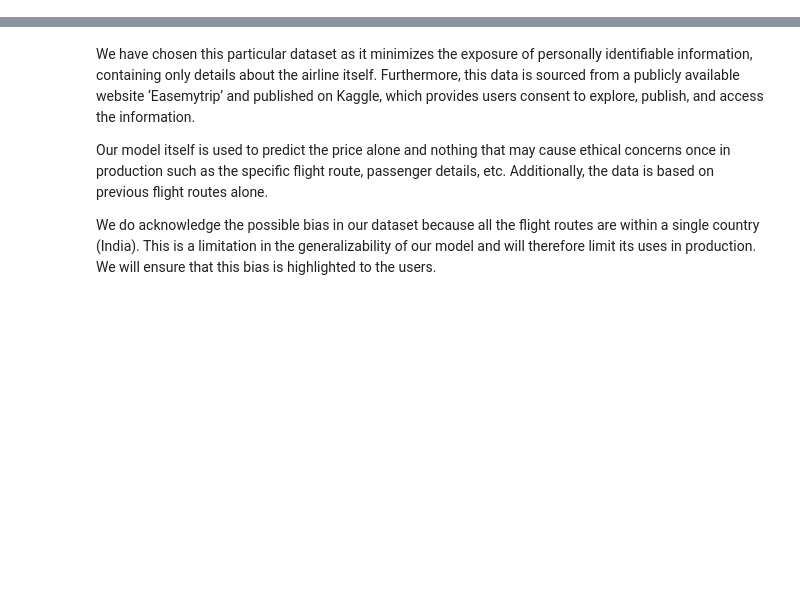
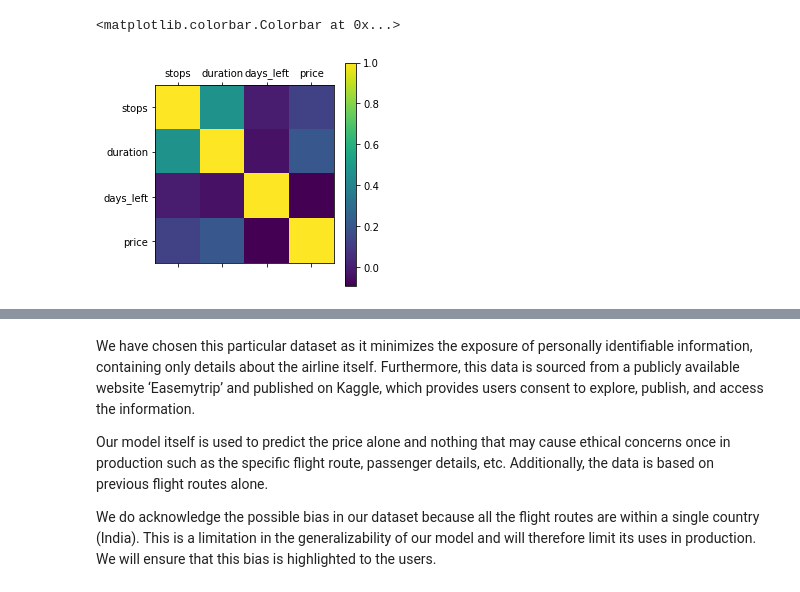
Before and after one commit to COGS118A/Group024-Sp22, a Jupyter notebook: Checkpoint_group024.ipynb, the cells around one changed output, grey strips where cells are left out. Drawn from its saved outputs; the diff is of its cells as text; code cells hidden in the pictures; blank space fills up the shorter version.

```diff
--- a/Checkpoint_group024.ipynb
+++ b/Checkpoint_group024.ipynb
@@ -71,0 +44,6 @@ Examples would include:
+# %%
+#import datasets as Pandas dataframes
+#NOTE: the filepath may be different for each user
+main_dataset = pd.read_csv('Datasets/Clean_Dataset.csv')
+business_df = pd.read_csv('Datasets/business.csv')
+economy_df = pd.read_csv('Datasets/economy.csv')
@@ -71,0 +155,17 @@ Examples would include:
+# %%
+main_dataset = main_dataset.drop(columns = ['Unnamed: 0'])
+# %%
+print(main_dataset['stops'].unique())
+def strtonum(ele):
+    if ele == 'zero':
+        num = 0
+
+    elif ele == 'one':
+        num = 1
+
+    else:
+        num = 2
+
+    return num
+
+main_dataset['stops'] = main_dataset['stops'].apply(strtonum)
@@ -71,0 +213,10 @@ Examples would include:
+# %%
+data_scalars_only = main_dataset[['stops', 'duration', 'days_left', 'price']]
+corr_mat = data_scalars_only.corr()
+plt.matshow(corr_mat) #not sure how to change figure size, corr matrix is kind of strange to work with
+plt.xticks(range(data_scalars_only.shape[1]), data_scalars_only.columns) #optional: rotation=45
+plt.yticks(range(data_scalars_only.shape[1]), data_scalars_only.columns)
+plt.colorbar()
+# %% [output]
+<matplotlib.colorbar.Colorbar at 0x...>
+[figure, added]
```
Also changed, not shown: parts of 126 cells of this notebook, 1 other file.
